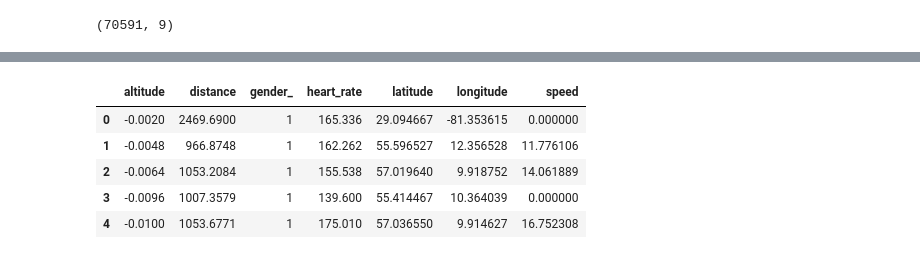
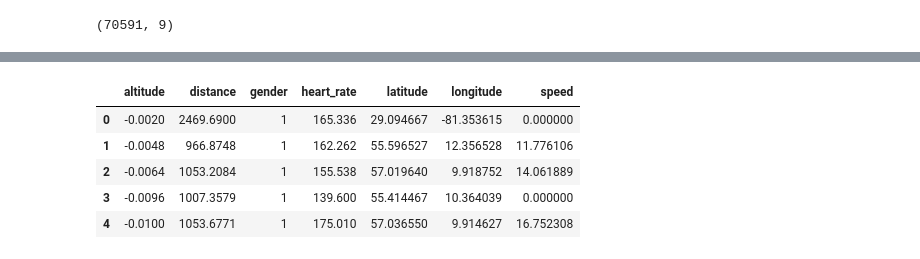
Before and after one commit to PCU-IT-2016/BigData-Endomondo, a Jupyter notebook: Notebook/Recommendation.ipynb, the cells around one changed output, grey strips where cells are left out. Cells and saved outputs as stored; diff of their text form; code cells hidden in the pictures.

```diff
--- a/Notebook/Analiysis.ipynb
+++ b/Notebook/Recommendation.ipynb
@@ -142,0 +143,3 @@ run_df.head()
+# %%
+run_df['gender'] = LabelEncoder().fit_transform(run_df.gender)
+run_df.gender.unique()
@@ -144,5 +149,3 @@ run_df.head()
 run_df.shape
 # %% [output]
 (70591, 9)
-# %%
-run_df['gender_'] = LabelEncoder().fit_transform(run_df['gender'].values)
@@ -178,9 +152,9 @@ plt.bar(['male', 'female'], gender_count, align='center', alpha=0.5)
 # %%
-features = ['altitude', 'distance', 'gender_', 'heart_rate', 'latitude', 'longitude', 'speed']
+features = ['altitude', 'distance', 'gender', 'heart_rate', 'latitude', 'longitude', 'speed']
 X = run_df.loc[:, features]
 X.head()
 # %% [output]
-|  | altitude | distance | gender_ | heart_rate | latitude | longitude | speed |
+|  | altitude | distance | gender | heart_rate | latitude | longitude | speed |
 | 0 | -0.0020 | 2469.6900 | 1 | 165.336 | 29.094667 | -81.353615 | 0.000000 |
 | 1 | -0.0048 | 966.8748 | 1 | 162.262 | 55.596527 | 12.356528 | 11.776106 |
 | 2 | -0.0064 | 1053.2084 | 1 | 155.538 | 57.019640 | 9.918752 | 14.061889 |
```
Also changed, not shown: parts of 25 cells of this notebook, 1 other file.
